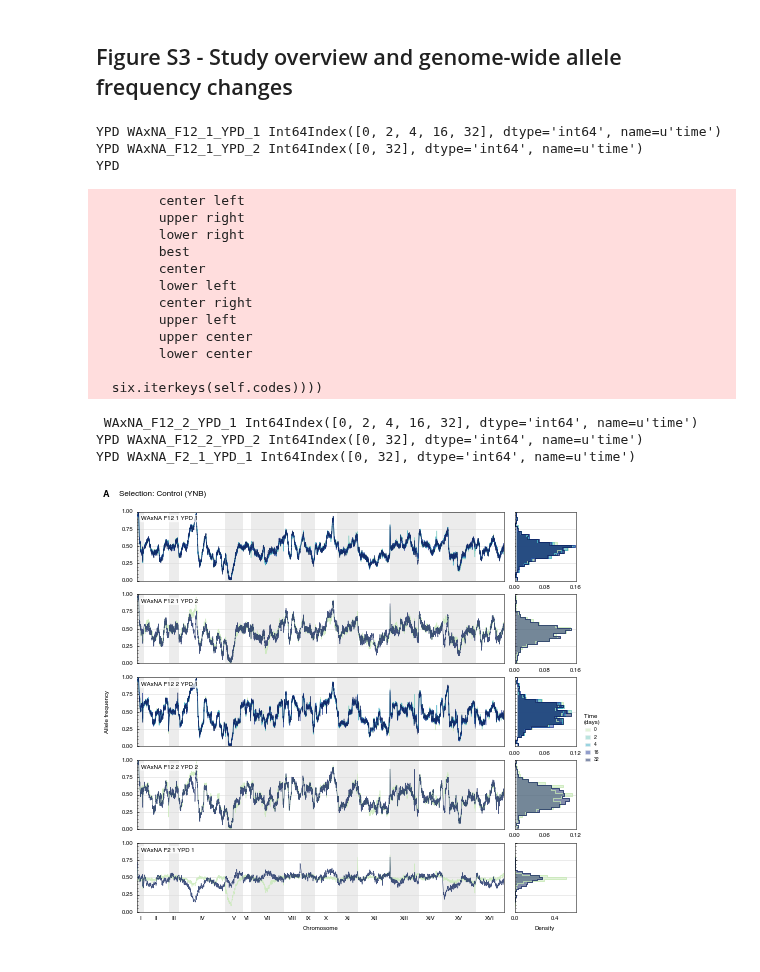
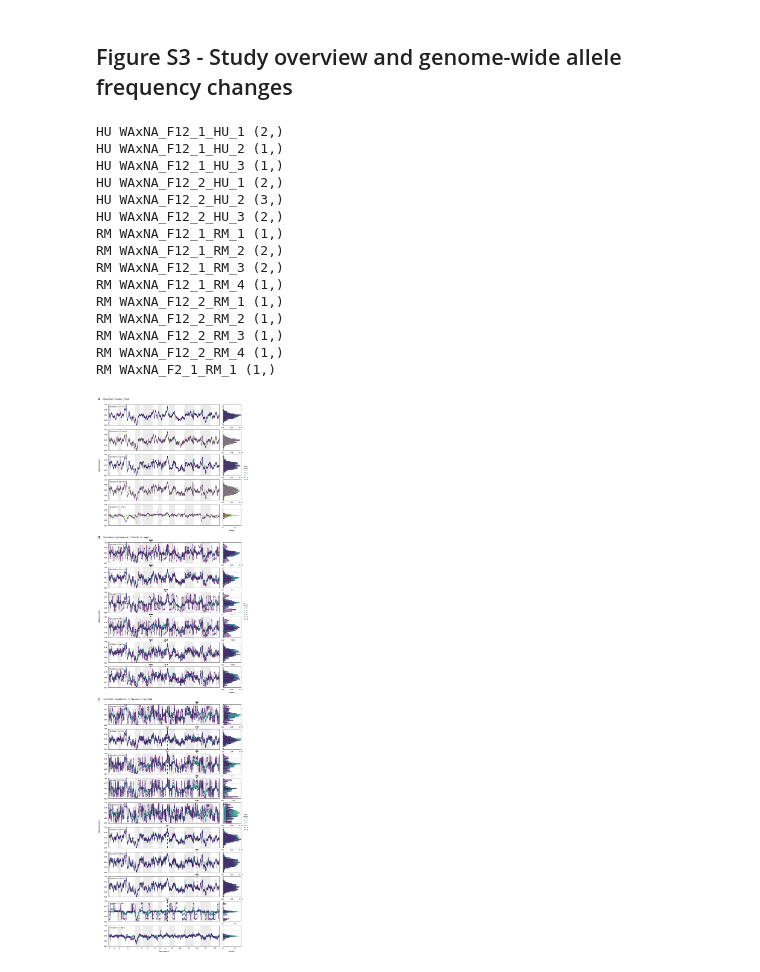
Before and after one commit to ivazquez/clonal-heterogeneity, a Jupyter notebook: src/figure1.ipynb, the cells around one changed output. Cells and saved outputs as stored; diff of their text form; code cells hidden in the pictures.

```diff
--- a/src/figure1.ipynb
+++ b/src/figure1.ipynb
@@ -71,7 +108,7 @@ seq_mut_df['genotype'] = seq_mut_df['genotype'].map({'0/0': 0, '0/1': 1, '1/0':
 seq_mut_df['type'] = 'de novo'
 
 seq_mut_df = pd.pivot_table(seq_mut_df,
-                           index=['selection','population','time'],
+                           index=['selection','population'],
                            columns=['chr_arabic','chr_roman','pos','gene'])['frequency']
 
 seq_mut_df.head()
@@ -97,13 +145,13 @@ ax0.axis('off')
 ax0.patch.set_visible(False)
 
 ### ###
-for ii, (env, sample) in enumerate(zip(['RM'],['WAxNA_F12_1_RM_1'])):
+for ii, (e, p) in enumerate(zip(['RM'],['WAxNA_F12_1_RM_1'])):
     ax1 = plt.subplot(gs[env][0])
     ax1.text(-0.0525, 1.15,  chr(ii+ord('B')), transform=ax1.transAxes,
              fontsize=9, fontweight='bold', va='top', ha='right')
 
 
-    pdf = freq_df.ix[(env,sample)].T
+    pdf = freq_df.ix[(e,p)].T
 
     colors = [config.dict_time['color'][k] for k in pdf.columns.get_level_values('time')]
     pdf.reset_index().plot(ax=ax1, kind='line',
@@ -133,7 +181,7 @@ for ii, (env, sample) in enumerate(zip(['RM'],['WAxNA_F12_1_RM_1'])):
 #             ax1.axvspan(g.chr_start.squeeze(), g.chr_end.squeeze(),
 #                         color=('0.9' if chrom % 2 == 0 else 'w'), lw=0, zorder=0)
 
-    ax1.annotate(sample.replace('_',' '),
+    ax1.annotate(p.replace('_',' '),
                  xy=(0.025, 0.9), xycoords=ax1.transAxes, fontsize=6,
                  color='k', ha='left', va='center',
                  xytext=(-5,0), textcoords='offset points',
@@ -145,7 +193,7 @@ for ii, (env, sample) in enumerate(zip(['RM'],['WAxNA_F12_1_RM_1'])):
     ax1.tick_params(axis='both', which='minor', size=1, labelsize=4)
 
     # show de novo mutations
-    sdn = seq_mut_df.ix[env,sample].dropna(axis=1, how='all')
+    sdn = seq_mut_df.ix[e,p].dropna(axis=1, how='all')
 
     labels = sdn.columns.get_level_values('gene')
     loc = zip(sdn.columns.get_level_values('pos'), [1.025]*sdn.shape[1])
@@ -341,7 +389,7 @@ grid = gridspec.GridSpec(len(ygrid), 1, height_ratios=ygrid, hspace=0.1)
 
 gs = {}
 
-for ii, (e, sdf) in enumerate(freq_df.ix[['YPD']].groupby(level='selection')):
+for ii, (e, sdf) in enumerate(freq_df.groupby(level='selection')):
 
     nrows = len(sdf.index.get_level_values('sample').unique())
     ncols = 2
@@ -369,7 +417,6 @@ for ii, (e, sdf) in enumerate(freq_df.ix[['YPD']].groupby(level='selection')):
         pdf = freq_df.ix[(e,p)].T
 
         colors = [config.dict_time['color'][k] for k in pdf.columns.get_level_values('time')]
-#         colors = [plt.cm.viridis_r(x) for x in np.linspace(0, 1, 6)]
         pdf.reset_index().plot(ax=ax1, kind='line',
                                x='pos', y=pdf.columns,
                                color=colors, alpha=0.75, lw=0.5,
@@ -379,8 +426,6 @@ for ii, (e, sdf) in enumerate(freq_df.ix[['YPD']].groupby(level='selection')):
         ax1.tick_params(axis='y', which='major', size=2, labelsize=6)
         ax1.tick_params(axis='x', which='minor', size=0, labelsize=4)
         ax1.tick_params(axis='y', which='minor', size=1, labelsize=4)
-
-        print e,p,pdf.columns
 
         for ii,time in enumerate(pdf):
             x, y = plot.histogram_binned_data(ax2, pdf[time], bins=25)
@@ -441,60 +486,60 @@ for ii, (e, sdf) in enumerate(freq_df.ix[['YPD']].groupby(level='selection')):
                      bbox=(dict(facecolor='white', edgecolor='none',
                                 alpha=0.75, boxstyle='round,pad=.2')))
 
-        # show de novo mutations
-        if (e,p) in seq_mut_df.index.values:
-            sdn = seq_mut_df.ix[e,p].dropna(axis=1, how='all')
+        if (e,p) in seq_mut_df.index:
 
-            labels = sdn.columns.get_level_values('gene')
-            loc = zip(sdn.columns.get_level_values('pos'), [1.01]*sdn.shape[1])
+            # show de novo mutations
+            sdn = seq_mut_df.ix[e,p].dropna(how='all')
+
+            print e,p,sdn.shape
+
+            labels = sdn.index.get_level_values('gene')
+            loc = zip(sdn.index.get_level_values('pos'), [1.01]*len(sdn))
 
             for gene, (x,y) in zip(labels, loc):
                 ax1.axvline(x=x, c='k', ls="--", lw=.75, zorder=1)
                 ann = ax1.annotate(gene, xy=(x,y), xycoords=('data', 'axes fraction'),
                                    xytext=(0, 4), textcoords='offset points',
                                    arrowprops=dict(arrowstyle='wedge,tail_width=0.7', color='black'),
                                    fontsize=5, style='italic', weight='bold',
                                    va='bottom', ha='center')
 
 # ax1 = plt.subplot(gs['RM','WAxNA_F12_1_RM_1_T32'][(0,0)])
 # ax1.text(-0.05, 3,  chr(ord('B')), transform=ax1.transAxes,
 #          fontsize=12, fontweight='bold', va='center', ha='right')
 # ax1.text(0, 3,  dict_environment['short_label']['RM'], transform=ax1.transAxes,
 #          fontsize=8, va='center', ha='left')
 
 # axes limits
 for ax in fig.get_axes():
     ax.xaxis.label.set_size(6)
     ax.yaxis.label.set_size(6)
 
     for sp in ax.spines.values():
         sp.set(color='k', linewidth=0.5, linestyle='-')
 
     # turn off the x-axis ticks
     for t in ax.xaxis.get_major_ticks():
         t.tick1On = False
         t.tick2On = False
 
 fig.savefig(dir_supp+'figures/supp_figure_seq_allele_freqs/supp_figure_seq_allele_freqs.png', dpi=300, bbox_inches='tight')
 fig.savefig(dir_supp+'figures/supp_figure_seq_allele_freqs/supp_figure_seq_allele_freqs.svg', dpi=300, bbox_inches='tight')
 plt.show()
 # %% [output]
-YPD WAxNA_F12_1_YPD_1 Int64Index([0, 2, 4, 16, 32], dtype='int64', name=u'time')
-YPD WAxNA_F12_1_YPD_2 Int64Index([0, 32], dtype='int64', name=u'time')
-YPD
+HU WAxNA_F12_1_HU_1 (2,)
+HU WAxNA_F12_1_HU_2 (1,)
+HU WAxNA_F12_1_HU_3 (1,)
+HU WAxNA_F12_2_HU_1 (2,)
+HU WAxNA_F12_2_HU_2 (3,)
+HU WAxNA_F12_2_HU_3 (2,)
+RM WAxNA_F12_1_RM_1 (1,)
+RM WAxNA_F12_1_RM_2 (2,)
+RM WAxNA_F12_1_RM_3 (2,)
+RM WAxNA_F12_1_RM_4 (1,)
+RM WAxNA_F12_2_RM_1 (1,)
+RM WAxNA_F12_2_RM_2 (1,)
+RM WAxNA_F12_2_RM_3 (1,)
+RM WAxNA_F12_2_RM_4 (1,)
+RM WAxNA_F2_1_RM_1 (1,)
-        center left
-        upper right
-        lower right
-        best
-        center
-        lower left
-        center right
-        upper left
-        upper center
-        lower center
-
-  six.iterkeys(self.codes))))
- WAxNA_F12_2_YPD_1 Int64Index([0, 2, 4, 16, 32], dtype='int64', name=u'time')
-YPD WAxNA_F12_2_YPD_2 Int64Index([0, 32], dtype='int64', name=u'time')
-YPD WAxNA_F2_1_YPD_1 Int64Index([0, 32], dtype='int64', name=u'time')
-[figure, old version]
+[figure, new version]
```
Also changed, not shown: parts of 5 cells of this notebook, 7 other files.
